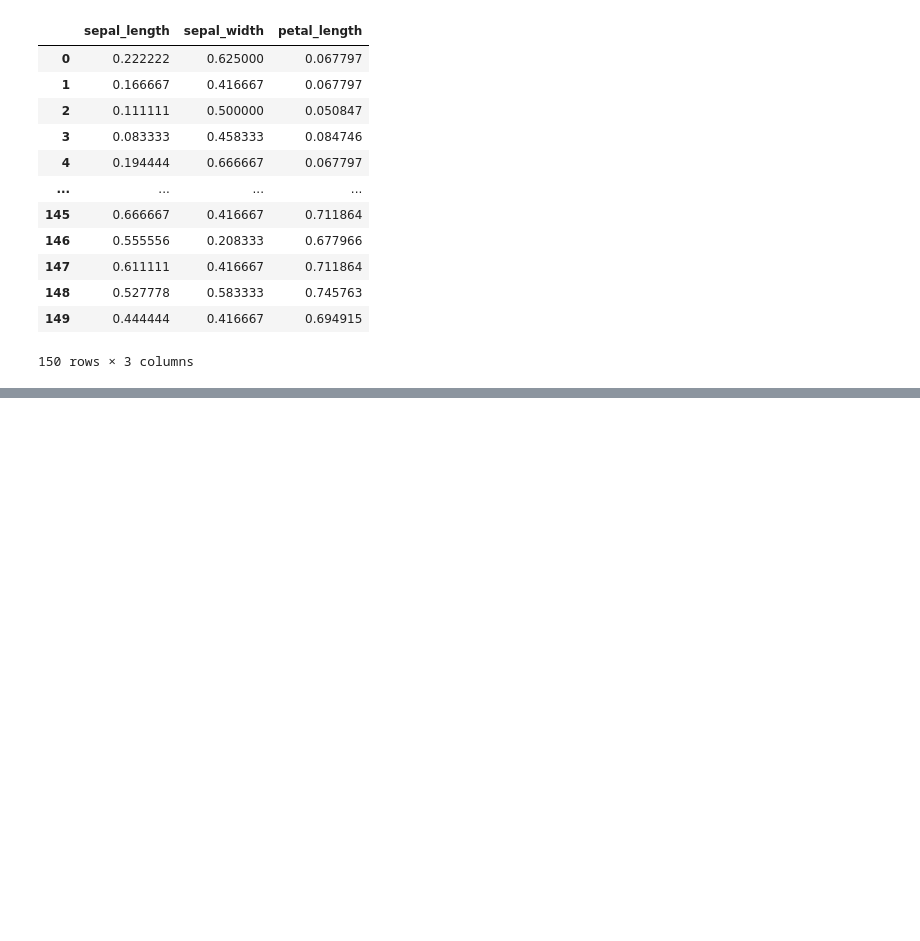
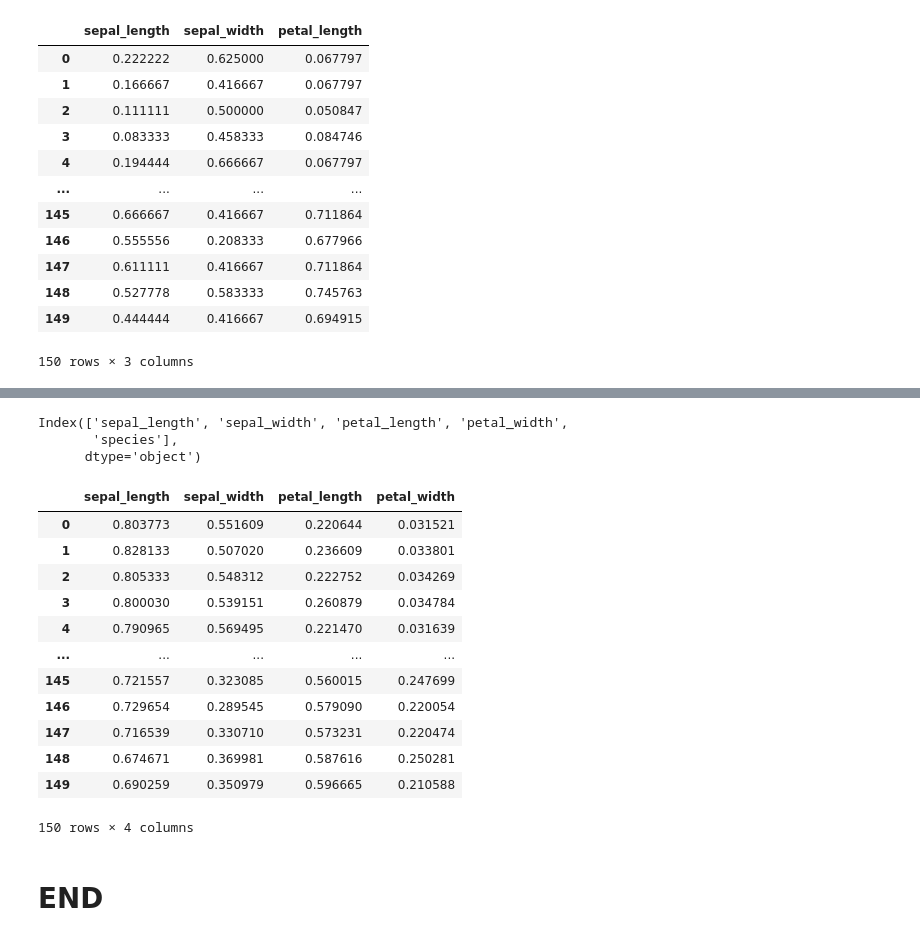
Before and after one commit to Prateekk02/Python, a Jupyter notebook: 14_Feature_scaling/05_handling_outliers.ipynb, the cells around one changed output, grey strips where cells are left out. Cells and saved outputs as stored; diff of their text form; code cells hidden in the pictures; blank space fills up the shorter version.

```diff
--- a/14_Feature_scaling/05_handling_outliers.ipynb
+++ b/14_Feature_scaling/05_handling_outliers.ipynb
@@ -173,0 +180,4 @@ dataset
+# %%
+import seaborn as sns
+df = sns.load_dataset('iris')
+df.head()
@@ -173,0 +191,26 @@ dataset
+# %%
+df.columns
+# %% [output]
+Index(['sepal_length', 'sepal_width', 'petal_length', 'petal_width',
+       'species'],
+      dtype='object')
+# %%
+from sklearn.preprocessing import normalize
+
+pd.DataFrame(normalize(df[['sepal_length', 'sepal_width', 'petal_length', 'petal_width']]), columns=['sepal_length', 'sepal_width', 'petal_length', 'petal_width'])
+# %% [output]
+|  | sepal_length | sepal_width | petal_length | petal_width |
+| 0 | 0.803773 | 0.551609 | 0.220644 | 0.031521 |
+| 1 | 0.828133 | 0.507020 | 0.236609 | 0.033801 |
+| 2 | 0.805333 | 0.548312 | 0.222752 | 0.034269 |
+| 3 | 0.800030 | 0.539151 | 0.260879 | 0.034784 |
+| 4 | 0.790965 | 0.569495 | 0.221470 | 0.031639 |
+| ... | ... | ... | ... | ... |
+| 145 | 0.721557 | 0.323085 | 0.560015 | 0.247699 |
+| 146 | 0.729654 | 0.289545 | 0.579090 | 0.220054 |
+| 147 | 0.716539 | 0.330710 | 0.573231 | 0.220474 |
+| 148 | 0.674671 | 0.369981 | 0.587616 | 0.250281 |
+| 149 | 0.690259 | 0.350979 | 0.596665 | 0.210588 |
+150 rows × 4 columns
+# %% [markdown]
+# END
```
Also changed, not shown: parts of 3 cells of this notebook.
